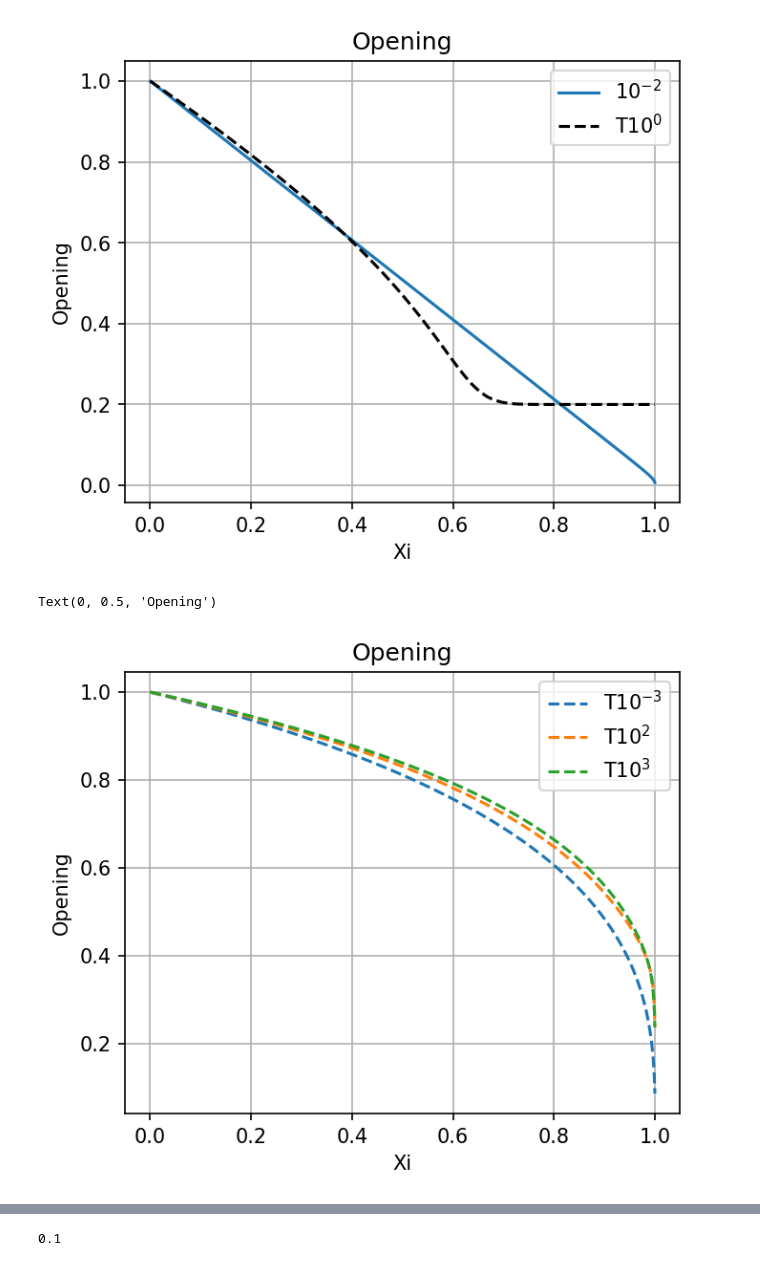
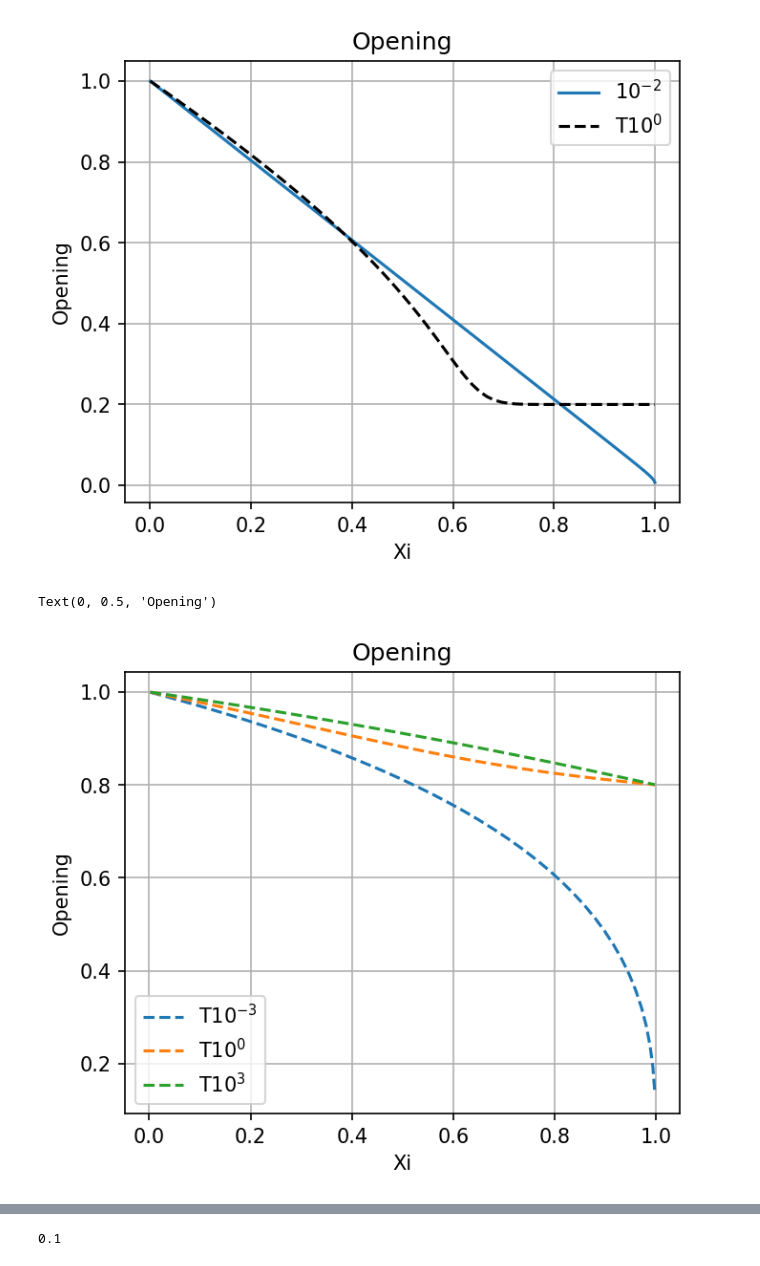
Before and after one commit to dashadem/CO2lovers, a Jupyter notebook: nonlinear.ipynb, the cells around one changed output, grey strips where cells are left out. Cells and saved outputs as stored; diff of their text form; code cells hidden in the pictures.

```diff
--- a/nonlinear.ipynb
+++ b/nonlinear.ipynb
@@ -931,16 +542,0 @@ W:  [0.97082692 0.93891064 0.90373905 0.86462094 0.82058585 0.77019925
-# %%
-xi = np.linspace(0,1,N+2)
-# u0 = np.sqrt(1 - xi)
-W0 = analyt_sol(N)
-u1 = np.ones(1)
-u1 = np.append(u1, W)
-u1 = np.append(u1, 0)
-
-u0 = np.ones(1)
-u0 = np.append(u0, W0)
-u0 = np.append(u0, 0)
-print(u1)
-
-plt.plot(xi,u1, label = 'prev')
-plt.plot(xi,u0, label = '0')
-plt.legend()
@@ -1060,8 +647,10 @@ def get_solution_B_jit(t, N, xi, h, v_prev, g_prev, psi_prev, W_prev, sgnB, T):
     psis = np.array([psi_prev], dtype = np.float64)
     Ws = np.copy(W_prev)
 
-    v_prev = 2/W_prev[-1]/g_prev*(-(T / 2)**3 * (T/h[-1] + g_prev * sgnB) -
-                                                ((T + W_prev[-1])/2)**3 * ((T - W_prev[-1]) / h[-1]) - g_prev * sgnB)
+    # v_prev = 2/W_prev[-1]/g_prev*(-(T / 2)**3 * (T/h[-1] + g_prev * sgnB) -
+    #                                             ((T + W_prev[-1])/2)**3 * ((T - W_prev[-1]) / h[-1]) - g_prev * sgnB)
+    v_prev = 2/W_prev[-1]/g_prev*( - ((T + W_prev[-1])/2)**3 * ((T - W_prev[-1]) / h[-1]) - g_prev * sgnB)
+    vs = np.array([v_prev])
 
     for tau in taus:
         steps = 0
@@ -1083,7 +672,7 @@ def get_solution_B_jit(t, N, xi, h, v_prev, g_prev, psi_prev, W_prev, sgnB, T):
                 print('a: ', a, ', b: ', b)
                 print('tau: ', tau, ', step: ', steps, ', v: ', v_prev, ', g: ', g_prev)
                 print("k < 0")
-                return Ws, gs, psis
+                return Ws, gs, psis,vs
 
             A = make_A_jit(W_prev, xi, h, k, a, b)
             f = make_f_B_jit(W_prev, xi, h, k, a, b, c, T)
@@ -1092,14 +681,15 @@ def get_solution_B_jit(t, N, xi, h, v_prev, g_prev, psi_prev, W_prev, sgnB, T):
             dW = dW_prev - B
             psi = calc_psi_B_jit(W_prev + dW, g_prev, h, sgnB)
             # v = (W_prev[-1] + dW[-1])**2/g_prev/4*((W_prev[-1] + dW[-1])/h[-1] + g_prev*sgnB)
-            v = - 2/(W_prev[-1] + dW[-1])/g_prev*((T/2)**3 * (T/h[-1] + g_prev * sgnB) +
-                                                ((T + W_prev[-1] + dW[-1])/2)**3 * ((T - W_prev[-1] - dW[-1]) / h[-1]) - g_prev * sgnB)
+            # v = - 2/(W_prev[-1] + dW[-1])/g_prev*((T/2)**3 * (T/h[-1] + g_prev * sgnB) +
+                                                # ((T + W_prev[-1] + dW[-1])/2)**3 * ((T - W_prev[-1] - dW[-1]) / h[-1]) - g_prev * sgnB)
+            v = - 2/(W_prev[-1] + dW[-1])/g_prev*(((T + W_prev[-1] + dW[-1])/2)**3 * ((T - W_prev[-1] - dW[-1]) / h[-1]) - g_prev * sgnB)
 
             err = np.sqrt(np.power(dW - dW_prev,2).mean())
             err_v = np.abs(v - v_prev)/v_prev
             err_psi = np.abs(psi - psi_prev)/psi_prev
 
-            # if err > 1 or err_psi > 10 or err_v > 40000:
+            # if err > 1 or err_psi > 200 or err_v > 40000:
             #     print('error > 1')
             #     print(err, err_psi, err_v)
             #     to_break = 1
@@ -1126,13 +716,14 @@ def get_solution_B_jit(t, N, xi, h, v_prev, g_prev, psi_prev, W_prev, sgnB, T):
         gs = np.append(gs, g_prev)
         psis = np.append(psis, psi)
         Ws = np.append(Ws, W_prev)
-    return Ws, gs, psis
+        vs = np.append(vs, v_prev)
+    return Ws, gs, psis, vs
 # %% [markdown]
 ### solving
 # %%
 t = np.concatenate((np.logspace(-3, 2, 5001), np.linspace(100, 1000, 5001)[1:]))
 # t = np.logspace(-3, -2, 1000)
-N = 100
+N = 50
 
 xi = np.cos(np.pi / (N+1) * (np.arange(1, N + 2) - 0.5)).astype(np.float64)
 xi[0], xi[-1] = 1, -1
@@ -1145,13 +736,13 @@ h[0] = xi[0]
 h[-1] = 1 - xi[-1]
 
 sgnB = 0
-T = 0.2
+T = 0
 
 g0, W0, v0, Q0 = analyt_sol(t[0], xi)
 
-W0 = analytical_02
+# W0 = analytical_02
 
-W, g, psi = get_solution_B_jit(t, N, xi, h, v0, g0, Q0, W0, sgnB, T)
+W, g, psi, v = get_solution_B_jit(t, N, xi, h, v0, g0, Q0, W0, sgnB, T)
 # %%
 analytical_02 = solution['opening'][-1]
 # %%
@@ -1428,21 +1015,21 @@ Text(0, 0.5, 'Opening')
 # %%
 plt.figure(figsize = (5,4), dpi = 150)
 # plt.plot(sol0['x'],sol0['opening'][np.where(np.isclose(sol0['time'], 10**(0)))][0], label = '$10^{-2}$')
 # plt.plot(sol0['x'],sol0['opening'][np.where(np.isclose(sol0['time'], 10**(1)))][0], label = '$10^{1}$')
 # plt.plot(sol0['x'],sol0['opening'][np.where(np.isclose(sol0['time'], 10**(3)))][0], label = '$10^{2}$')
 
 # plt.plot(xi, W[np.where(np.isclose(t, 10**(-0.8)))][0],"--", c = 'black', label ='T$10^{-2}$')
 plt.plot(solution['x'],solution['opening'][np.where(np.isclose(solution['time'], 10**(-3)))][0],"--", label = 'T$10^{-3}$')
-plt.plot(solution['x'],solution['opening'][np.where(np.isclose(solution['time'], 10**(2)))][0],"--", label = 'T$10^{2}$')
+plt.plot(solution['x'],solution['opening'][np.where(np.isclose(solution['time'], 10**(-2.9)))][0],"--", label = 'T$10^{0}$')
 plt.plot(solution['x'],solution['opening'][np.where(np.isclose(solution['time'], 10**(3)))][0],"--", label = 'T$10^{3}$')
 plt.grid()
 plt.legend()
 plt.title('Opening')
 plt.xlabel('Xi')
 plt.ylabel('Opening')
 # %% [output]
 Text(0, 0.5, 'Opening')
-[figure, old version]
+[figure, new version]
 # %%
 sol0['opening']
 # %% [output]
```
Also changed, not shown: parts of 20 cells of this notebook.
